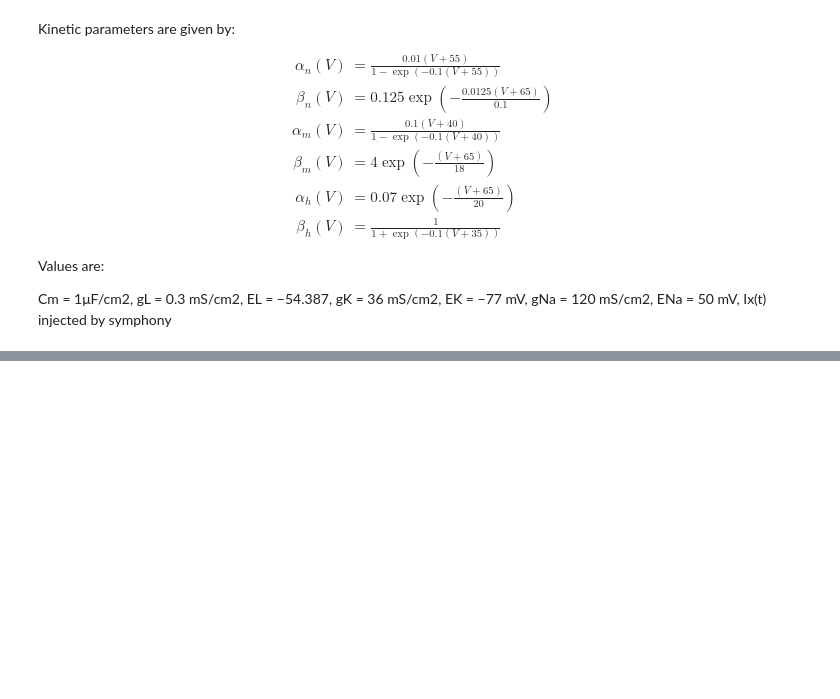
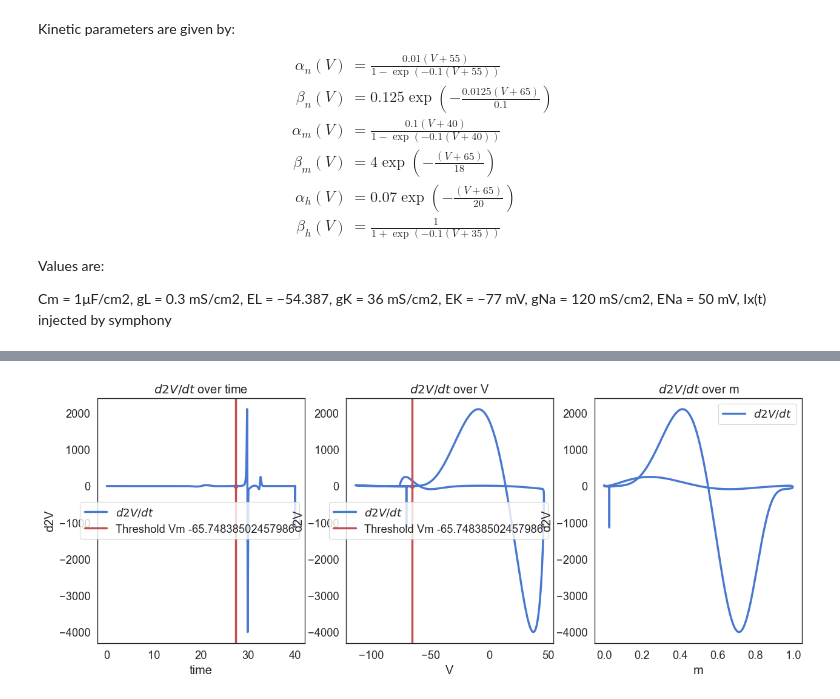
Before and after one commit to guardomayas/bSBC_model_SW, a Jupyter notebook: HH/HH_python.ipynb, the cells around one changed output, grey strips where cells are left out. Cells and saved outputs as stored; diff of their text form; code cells hidden in the pictures; blank space fills up the shorter version.

```diff
--- a/HH/HH_python.ipynb
+++ b/HH/HH_python.ipynb
@@ -238,0 +299,38 @@ plt.show()
+# %%
+#d2V_dt
+threshold_i_2
+#plt.subplot(1,3,3)
+plt.subplots(1,3,figsize=(15,5.25))
+
+plt.subplot(1,3,1)
+plt.plot(time, d2V_dt, label = '$d2V/dt$')
+if threshold_t_2 is not None:
+    plt.scatter(threshold_t_2, threshold_d2V_dt, color='r', label=None)
+    plt.axvline(x=threshold_t_2, color='r', label= f'Threshold Vm {threshold_v_2}')
+plt.xlabel('time')
+plt.ylabel('d2V')
+plt.title('$d2V/dt$ over time')
+plt.legend()
+
+
+plt.subplot(1,3,2)
+plt.plot(V, d2V_dt, label = '$d2V/dt$')
+if threshold_t_2 is not None:
+    plt.scatter(threshold_v_2, threshold_d2V_dt, color='r', label=None)
+    plt.axvline(x=threshold_v_2, color='r', label= f'Threshold Vm {threshold_v_2}')
+
+plt.xlabel('V')
+plt.ylabel('d2V')
+plt.title('$d2V/dt$ over V')
+plt.legend()
+
+
+plt.subplot(1,3,3)
+plt.plot(m, d2V_dt, label = '$d2V/dt$')
+plt.xlabel('m')
+plt.ylabel('d2V')
+plt.title('$d2V/dt$ over m')
+plt.legend()
+plt.show()
+# %% [output]
+[figure, added]
```
Also changed, not shown: parts of 5 cells of this notebook, 12 other files.
